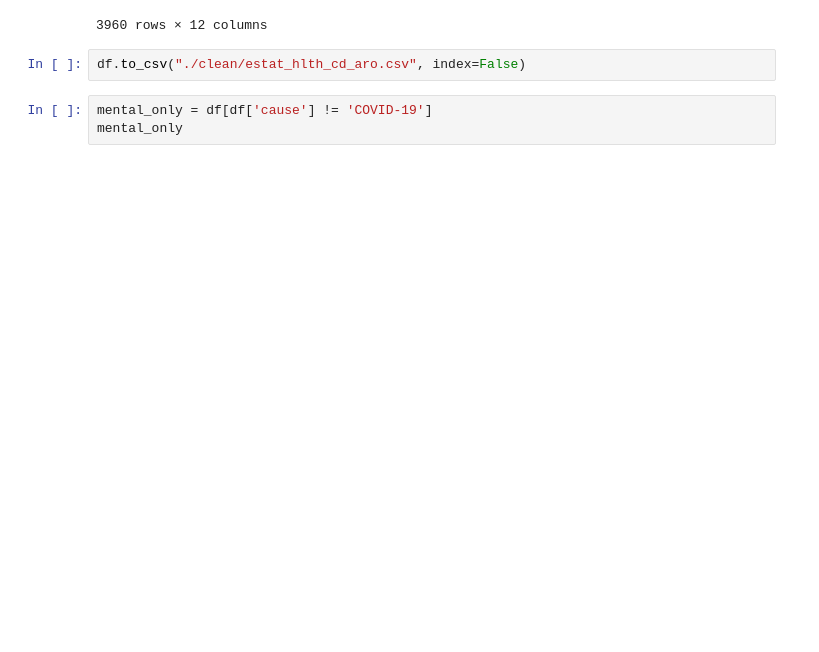
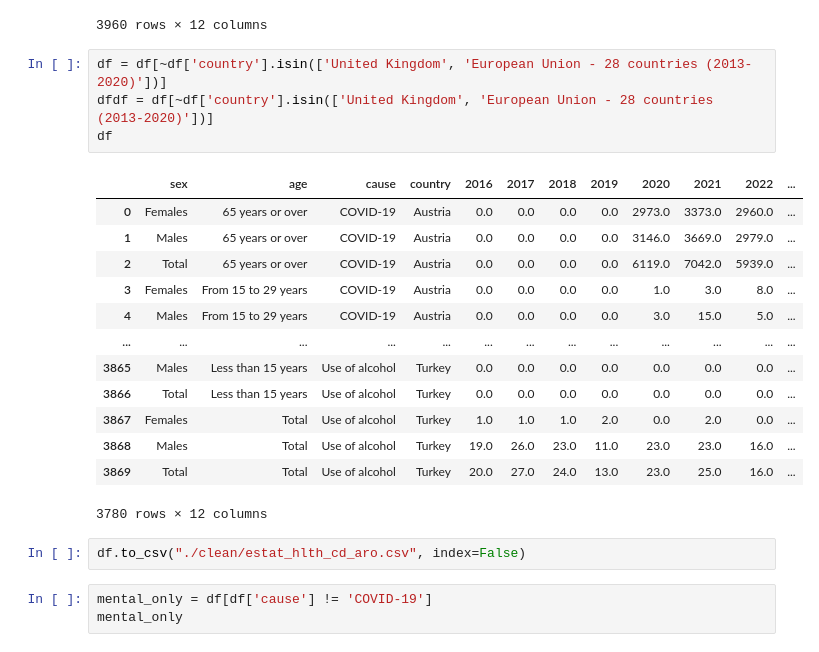
Before and after one commit to ChristianParodi/tristimuli-final-project, a Jupyter notebook: dataset/MENTAL_HEALTH/preprocess_mental.ipynb, the cells around one changed output. Saved outputs shown, nothing was run; the diff lists cells and outputs as text; blank space fills up the shorter version.

```diff
--- a/dataset/MENTAL_HEALTH/preprocess_mental.ipynb
+++ b/dataset/MENTAL_HEALTH/preprocess_mental.ipynb
@@ -139,6 +134,24 @@ df
 | 3958 | Males | Total | Use of alcohol | United Kingdom | 610.0 | 665.0 | 683.0 | NaN | NaN | NaN | NaN | ... |
 | 3959 | Total | Total | Use of alcohol | United Kingdom | 861.0 | 953.0 | 993.0 | NaN | NaN | NaN | NaN | ... |
 3960 rows × 12 columns
+# %%
+df = df[~df['country'].isin(['United Kingdom', 'European Union - 28 countries (2013-2020)'])]
+dfdf = df[~df['country'].isin(['United Kingdom', 'European Union - 28 countries (2013-2020)'])]
+df
+# %% [output]
+|  | sex | age | cause | country | 2016 | 2017 | 2018 | 2019 | 2020 | 2021 | 2022 | ... |
+| 0 | Females | 65 years or over | COVID-19 | Austria | 0.0 | 0.0 | 0.0 | 0.0 | 2973.0 | 3373.0 | 2960.0 | ... |
+| 1 | Males | 65 years or over | COVID-19 | Austria | 0.0 | 0.0 | 0.0 | 0.0 | 3146.0 | 3669.0 | 2979.0 | ... |
+| 2 | Total | 65 years or over | COVID-19 | Austria | 0.0 | 0.0 | 0.0 | 0.0 | 6119.0 | 7042.0 | 5939.0 | ... |
+| 3 | Females | From 15 to 29 years | COVID-19 | Austria | 0.0 | 0.0 | 0.0 | 0.0 | 1.0 | 3.0 | 8.0 | ... |
+| 4 | Males | From 15 to 29 years | COVID-19 | Austria | 0.0 | 0.0 | 0.0 | 0.0 | 3.0 | 15.0 | 5.0 | ... |
+| ... | ... | ... | ... | ... | ... | ... | ... | ... | ... | ... | ... | ... |
+| 3865 | Males | Less than 15 years | Use of alcohol | Turkey | 0.0 | 0.0 | 0.0 | 0.0 | 0.0 | 0.0 | 0.0 | ... |
+| 3866 | Total | Less than 15 years | Use of alcohol | Turkey | 0.0 | 0.0 | 0.0 | 0.0 | 0.0 | 0.0 | 0.0 | ... |
+| 3867 | Females | Total | Use of alcohol | Turkey | 1.0 | 1.0 | 1.0 | 2.0 | 0.0 | 2.0 | 0.0 | ... |
+| 3868 | Males | Total | Use of alcohol | Turkey | 19.0 | 26.0 | 23.0 | 11.0 | 23.0 | 23.0 | 16.0 | ... |
+| 3869 | Total | Total | Use of alcohol | Turkey | 20.0 | 27.0 | 24.0 | 13.0 | 23.0 | 25.0 | 16.0 | ... |
+3780 rows × 12 columns
 # %%
 df.to_csv("./clean/estat_hlth_cd_aro.csv", index=False)
 # %%
```
Also changed, not shown: parts of 2 cells of this notebook, 8 other files.
